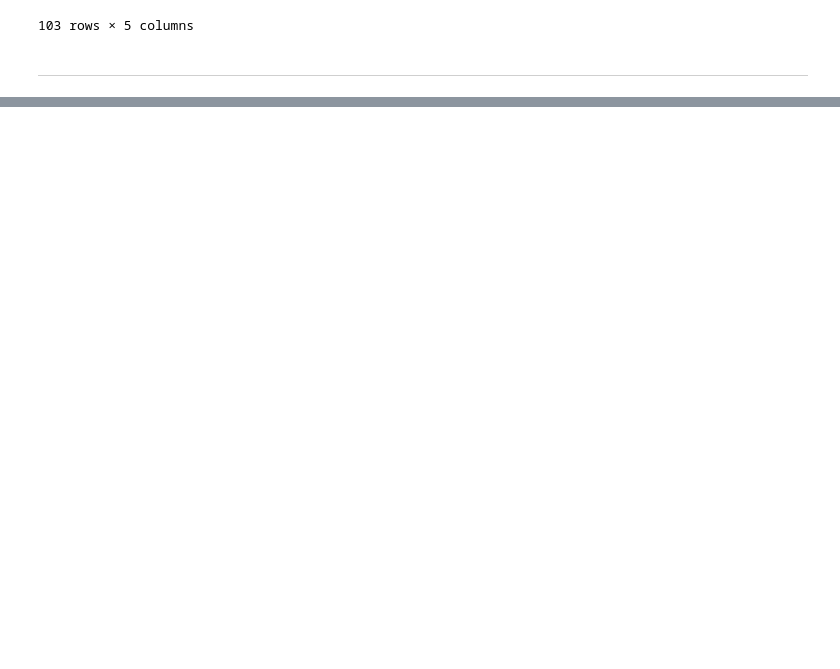
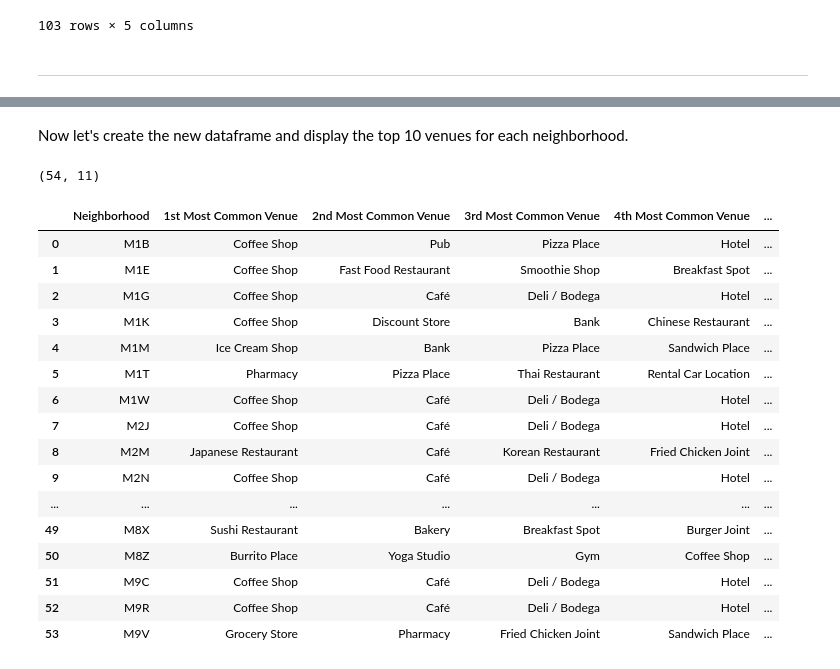
Before and after one commit to sunilsinghuk/Applied-Data-Science_Coursera, a Jupyter notebook: NeighborhoodsToronto.ipynb, the cells around one changed output, grey strips where cells are left out. Cells and saved outputs as stored; diff of their text form; code cells hidden in the pictures; blank space fills up the shorter version.

```diff
--- a/NeighborhoodsToronto.ipynb
+++ b/NeighborhoodsToronto.ipynb
@@ -214,0 +457,43 @@ part_02
+# %% [markdown]
+Now let's create the new dataframe and display the top 10 venues for each neighborhood.
+# %%
+num_top_venues = 10
+indicators = ['st', 'nd', 'rd']
+
+# Create columns according to number of top venues
+columns = ['Neighborhood']
+for ind in np.arange(num_top_venues):
+    try:
+        columns.append('{}{} Most Common Venue'.format(ind+1, indicators[ind]))
+    except:
+        columns.append('{}th Most Common Venue'.format(ind+1))
+
+# create a new dataframe
+neighborhoods_venues_sorted = pd.DataFrame(columns=columns)
+neighborhoods_venues_sorted['Neighborhood'] = toronto_grouped['Neighborhood']
+
+for ind in np.arange(toronto_grouped.shape[0]):
+    neighborhoods_venues_sorted.iloc[ind, 1:] = return_most_common_venues(
+        toronto_grouped.iloc[ind, :], num_top_venues)
+
+print(neighborhoods_venues_sorted.shape)
+neighborhoods_venues_sorted
+# %% [output]
+(54, 11)
+|  | Neighborhood | 1st Most Common Venue | 2nd Most Common Venue | 3rd Most Common Venue | 4th Most Common Venue | ... |
+| 0 | M1B | Coffee Shop | Pub | Pizza Place | Hotel | ... |
+| 1 | M1E | Coffee Shop | Fast Food Restaurant | Smoothie Shop | Breakfast Spot | ... |
+| 2 | M1G | Coffee Shop | Café | Deli / Bodega | Hotel | ... |
+| 3 | M1K | Coffee Shop | Discount Store | Bank | Chinese Restaurant | ... |
+| 4 | M1M | Ice Cream Shop | Bank | Pizza Place | Sandwich Place | ... |
+| 5 | M1T | Pharmacy | Pizza Place | Thai Restaurant | Rental Car Location | ... |
+| 6 | M1W | Coffee Shop | Café | Deli / Bodega | Hotel | ... |
+| 7 | M2J | Coffee Shop | Café | Deli / Bodega | Hotel | ... |
+| 8 | M2M | Japanese Restaurant | Café | Korean Restaurant | Fried Chicken Joint | ... |
+| 9 | M2N | Coffee Shop | Café | Deli / Bodega | Hotel | ... |
+| ... | ... | ... | ... | ... | ... | ... |
+| 49 | M8X | Sushi Restaurant | Bakery | Breakfast Spot | Burger Joint | ... |
+| 50 | M8Z | Burrito Place | Yoga Studio | Gym | Coffee Shop | ... |
+| 51 | M9C | Coffee Shop | Café | Deli / Bodega | Hotel | ... |
+| 52 | M9R | Coffee Shop | Café | Deli / Bodega | Hotel | ... |
+| 53 | M9V | Grocery Store | Pharmacy | Fried Chicken Joint | Sandwich Place | ... |
```
Also changed, not shown: parts of 36 cells of this notebook, 2 other files.
